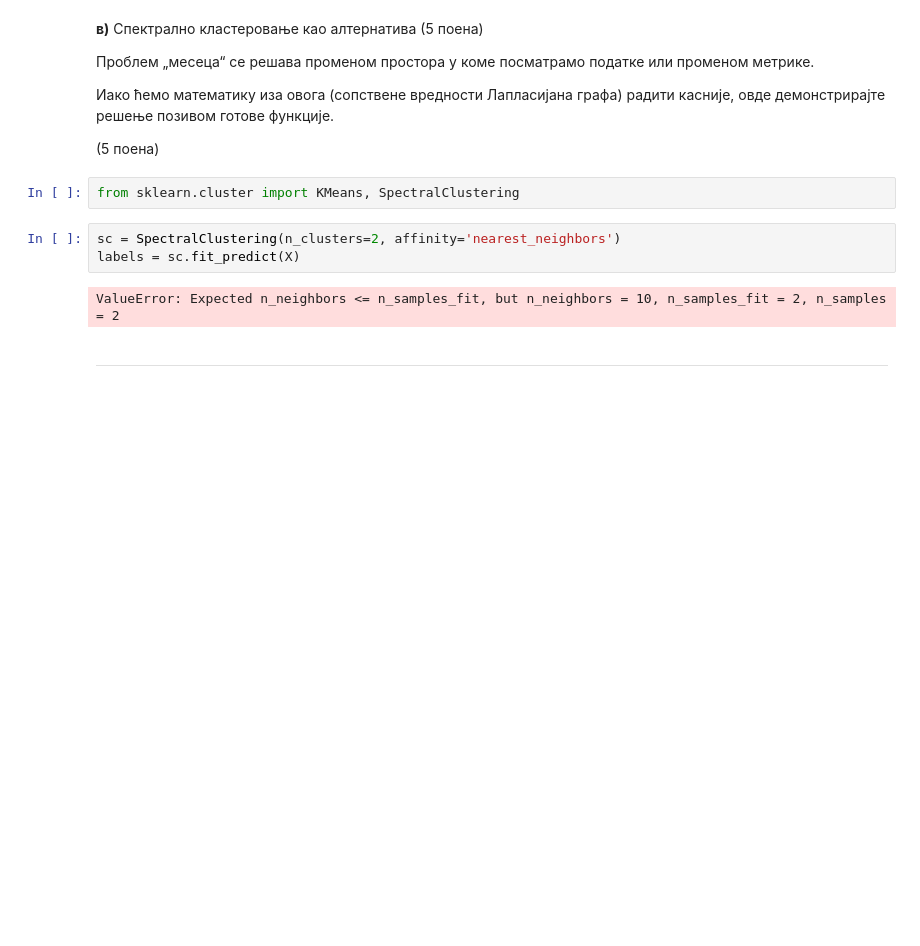
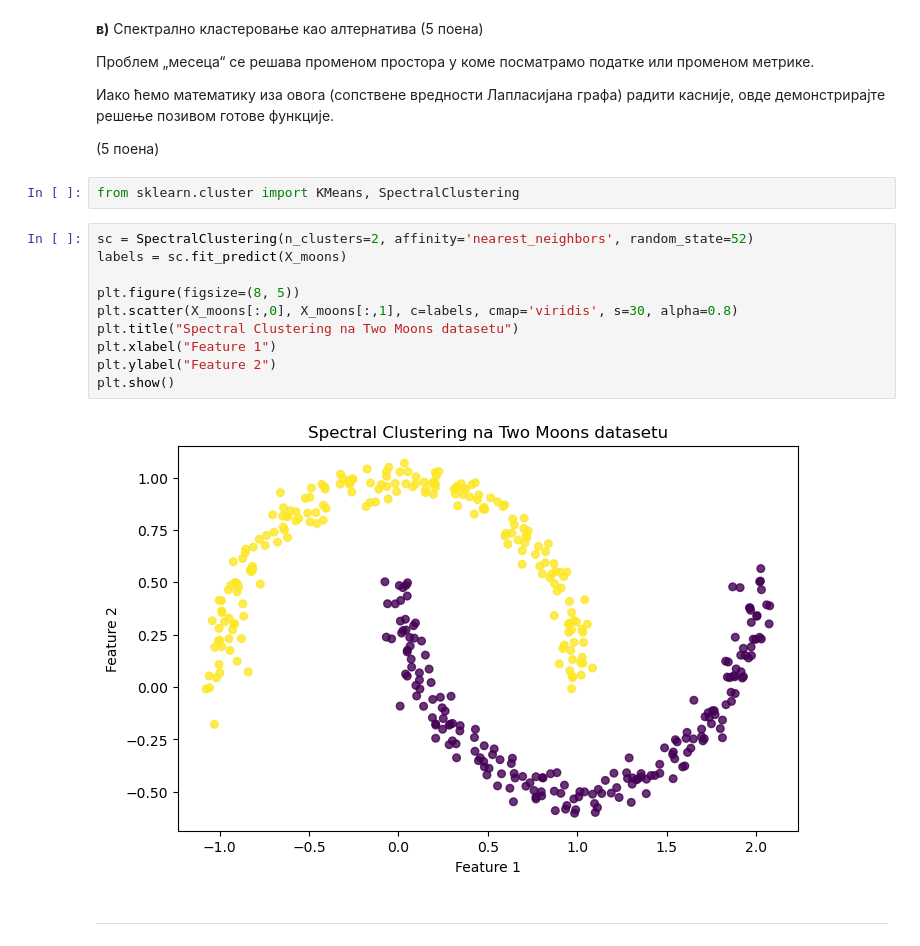
Before and after one commit to paunovicjovan/mathematical-methods-for-machine-learning, a Jupyter notebook: Homeworks/03Domaci2025-26_Jovan_Paunovic.ipynb, the cells around one changed output. Drawn from its saved outputs; the diff is of its cells as text; blank space fills up the shorter version.

```diff
--- a/Homeworks/03Domaci2025-26_Jovan_Paunovic.ipynb
+++ b/Homeworks/03Domaci2025-26_Jovan_Paunovic.ipynb
@@ -583,11 +601,18 @@ $$
 (5 поена)
 # %%
 from sklearn.cluster import KMeans, SpectralClustering
-# %%
-sc = SpectralClustering(n_clusters=2, affinity='nearest_neighbors')
-labels = sc.fit_predict(X)
-# %% [output]
-ValueError: Expected n_neighbors <= n_samples_fit, but n_neighbors = 10, n_samples_fit = 2, n_samples = 2
+# %%
+sc = SpectralClustering(n_clusters=2, affinity='nearest_neighbors', random_state=52)
+labels = sc.fit_predict(X_moons)
+
+plt.figure(figsize=(8, 5))
+plt.scatter(X_moons[:,0], X_moons[:,1], c=labels, cmap='viridis', s=30, alpha=0.8)
+plt.title("Spectral Clustering na Two Moons datasetu")
+plt.xlabel("Feature 1")
+plt.ylabel("Feature 2")
+plt.show()
+# %% [output]
+[figure, added]
 # %% [markdown]
 ***
 # %% [markdown]
```
Also changed, not shown: parts of 10 cells of this notebook.
